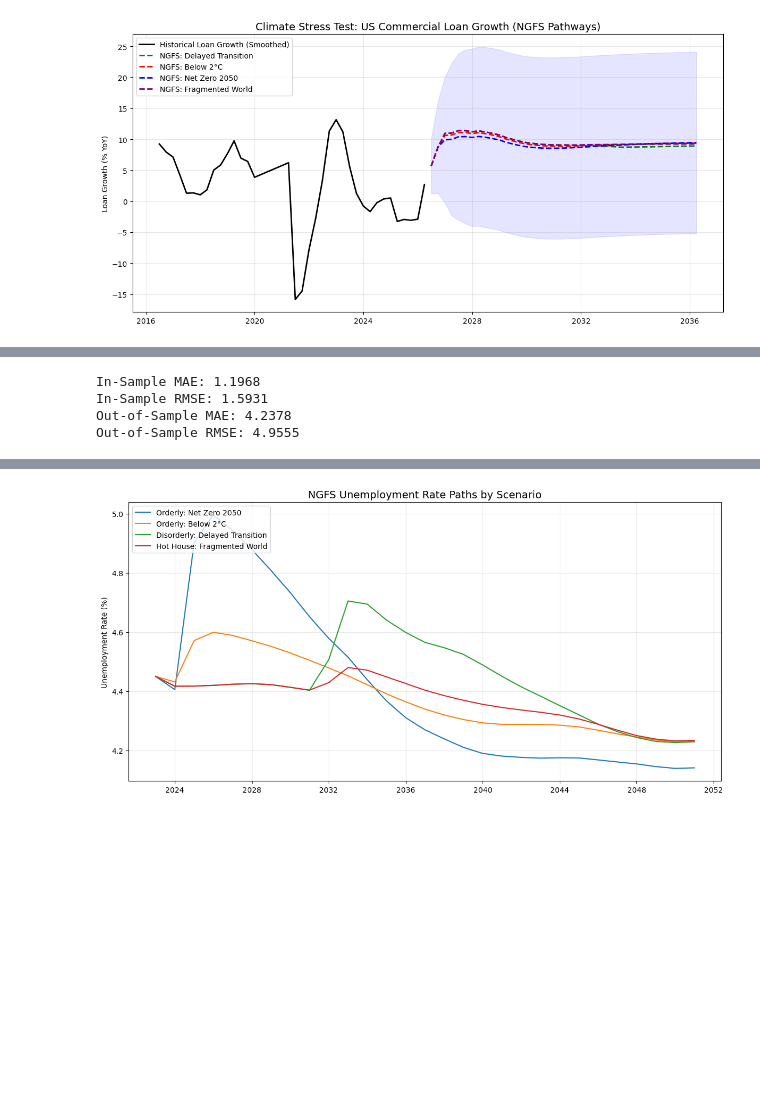
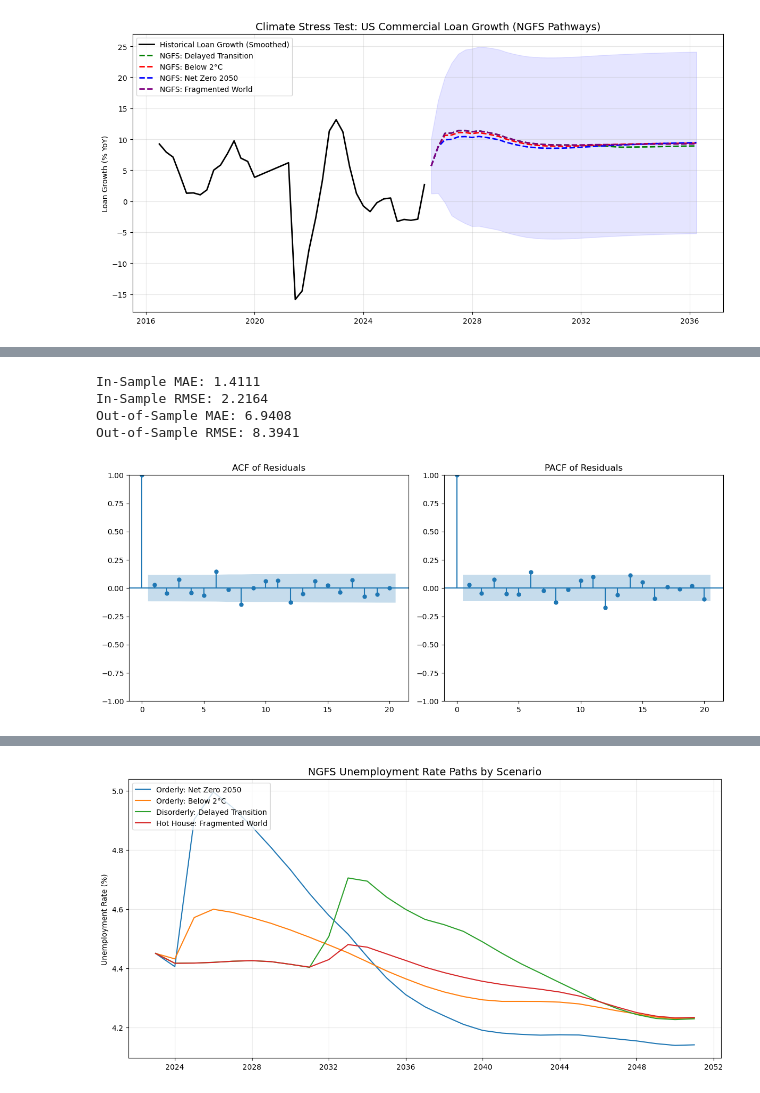
Before and after one commit to gpointd/ECON-522-Forecasting-Project, a Jupyter notebook: Climate Data/Climate Analysis.ipynb, the cells around one changed output, grey strips where cells are left out. Drawn from its saved outputs; the diff is of its cells as text; code cells hidden in the pictures; blank space fills up the shorter version.

```diff
--- a/Climate Data/Climate Analysis.ipynb
+++ b/Climate Data/Climate Analysis.ipynb
@@ -628,9 +599,9 @@ rmse = np.sqrt(mean_squared_error(y, in_sample_pred))
 print(f"In-Sample MAE: {mae:.4f}")
 print(f"In-Sample RMSE: {rmse:.4f}")
 
-# out of sample validation using the last 8 quarters as a test set
+# out of sample validation using the last 16 quarters as a test set
 # 1. Define Train/Test Split
-train_end = -8  # Last 8 quarters for testing
+train_end = -16  # Last 16 quarters for testing
 y_train, y_test = y.iloc[:train_end], y.iloc[train_end:]
 X_train, X_test = X.iloc[:train_end], X.iloc[train_end:]
 # 2. Re-Train Model on Train Set
@@ -648,11 +619,29 @@ mae_oos = mean_absolute_error(y_test, y_pred_oos)
 rmse_oos = np.sqrt(mean_squared_error(y_test, y_pred_oos))
 print(f"Out-of-Sample MAE: {mae_oos:.4f}")
 print(f"Out-of-Sample RMSE: {rmse_oos:.4f}")
+
+## chose 16 quarters because it allows us to test the model's performance during the COVID shock and recovery period, which is a critical stress event for commercial loans.
+# rationale: By including the COVID shock and recovery in the test set, we can evaluate how well the model captures extreme volatility and structural breaks in the data, which are essential for a robust stress testing framework.
 # %% [output]
-In-Sample MAE: 1.1968
-In-Sample RMSE: 1.5931
-Out-of-Sample MAE: 4.2378
-Out-of-Sample RMSE: 4.9555
+In-Sample MAE: 1.4111
+In-Sample RMSE: 2.2164
+Out-of-Sample MAE: 6.9408
+Out-of-Sample RMSE: 8.3941
+# %%
+# plot acf and pacf of the residuals to check for remaining autocorrelation
+from statsmodels.graphics.tsaplots import plot_acf, plot_pacf
+residuals = model_fit.resid
+plt.figure(figsize=(12, 5))
+plt.subplot(1, 2, 1)
+plot_acf(residuals, ax=plt.gca(), lags=20)
+plt.title('ACF of Residuals')
+plt.subplot(1, 2, 2)
+plot_pacf(residuals, ax=plt.gca(), lags=20)
+plt.title('PACF of Residuals')
+plt.tight_layout()
+plt.show()
+# %% [output]
+[figure, added]
 # %%
 ## residuals analysis
 residuals = model_fit.resid
```
Also changed, not shown: parts of 18 cells of this notebook, 1 other file.
